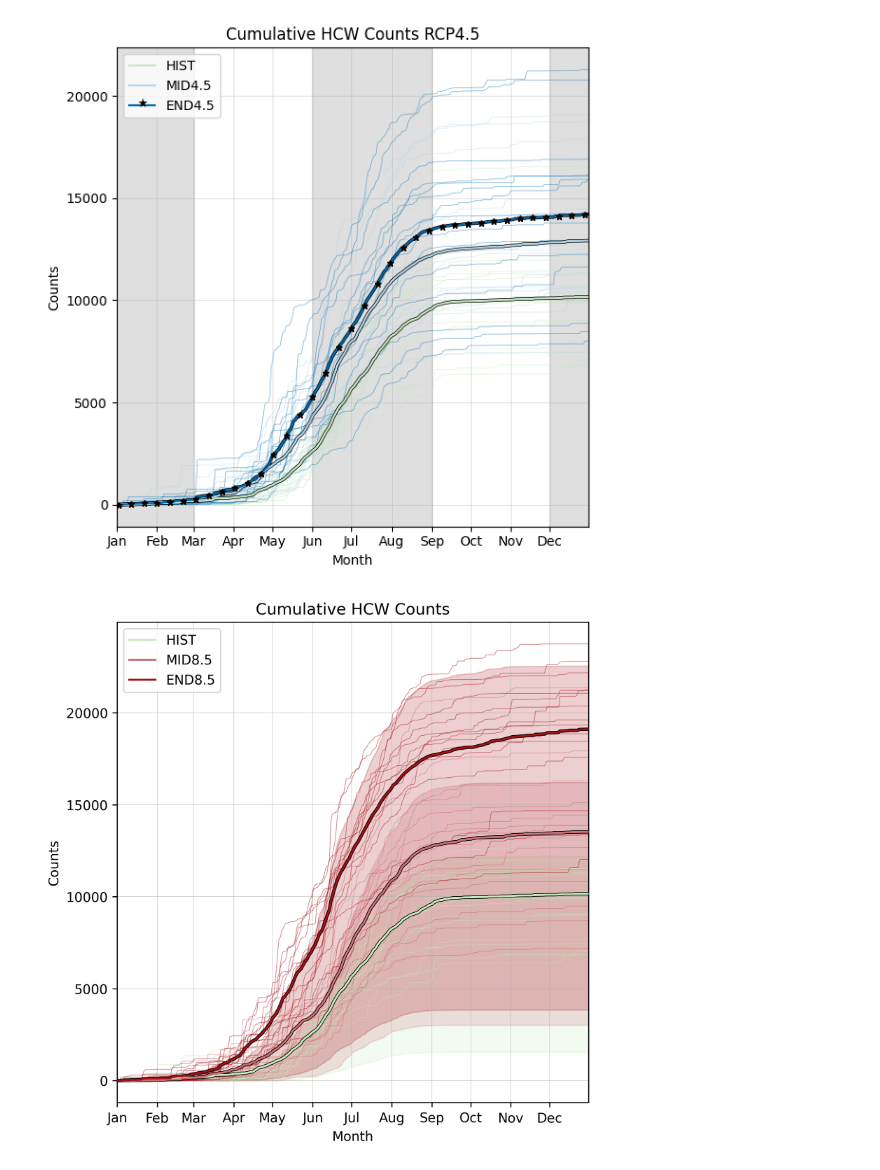
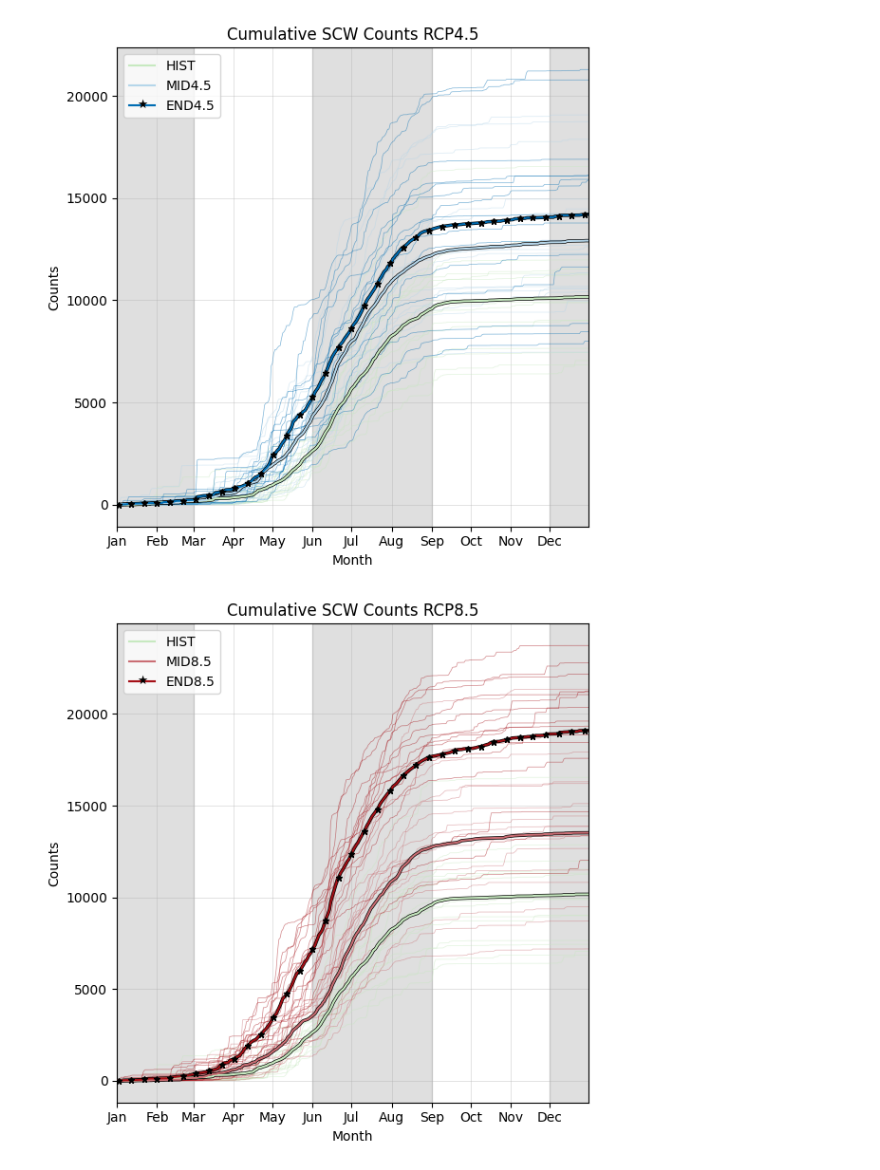
Before and after one commit to caitroufa/SYN_SERV, a Jupyter notebook: Code/Cumu_Freq_Diagram.ipynb, the cells around one changed output. Saved outputs shown, nothing was run; the diff lists cells and outputs as text; code cells hidden in the pictures.

Commit message:
update cumulatve frequency diagram ntbk

```diff
--- a/Code/Cumu_Freq_Diagram.ipynb
+++ b/Code/Cumu_Freq_Diagram.ipynb
@@ -449,7 +458,7 @@ plt.show()
 # plot cumulative frequency diagram of HCW counts 4.5 trajectories
 fig, ax = plt.subplots(figsize=(6, 6))
 
-ax.set_title('Cumulative HCW Counts RCP4.5')
+ax.set_title('Cumulative SCW Counts RCP4.5')
 ax.set_xlabel('Month')
 ax.set_ylabel('Counts')
 ax.grid(lw=0.5, alpha=0.5, zorder=0.1)
@@ -500,7 +509,7 @@ ax.plot(np.arange(1, 366, 1)[::10], np.cumsum(new_df_4p5END.mean(axis = 1))[::10
 
 ax.legend()
 
-plt.figtext(0.1818, 0.8328, '★', fontsize = 9)
+plt.figtext(0.1818, 0.8320, '★', fontsize = 9)
 
 plt.tight_layout()
 plt.savefig('../Plots/Cumulative_Frequency_Counts_Percentile_4.5.png', format='png', dpi=500, bbox_inches='tight')
@@ -510,55 +519,64 @@ plt.show()
 [figure]
 # %%
 # plot cumulative frequency diagram of HCW counts 8.5 trajectories
-fig, ax = plt.subplots(figsize=(6, 6), dpi=300)
+fig, ax = plt.subplots(figsize=(6, 6))
 
-ax.set_title('Cumulative HCW Counts')
+ax.set_title('Cumulative SCW Counts RCP8.5')
 ax.set_xlabel('Month')
 ax.set_ylabel('Counts')
 ax.grid(lw=0.5, alpha=0.5, zorder=0.1)
+
+ax.axvspan(0, 59, color = 'grey', alpha = 0.25)
+ax.axvspan(151, 243, color = 'grey', alpha = 0.25)
+ax.axvspan(334, 364, color = 'grey', alpha = 0.25)
 
 # set x-axis ticks to months
 ax.xaxis.set_major_locator(mdates.MonthLocator())
 ax.xaxis.set_major_formatter(mdates.DateFormatter('%b'))
 
 ax.set_xlim(0, 364)
 
 # shade percentile ranges
-def plot_percentiles(df, color):
-    lower_percentile = np.percentile(df, 25, axis=1)  # 25th percentile
-    upper_percentile = np.percentile(df, 75, axis=1)  # 75th percentile
-    ax.fill_between(np.arange(1, 366, 1),
-                    np.cumsum(lower_percentile),
-                    np.cumsum(upper_percentile),
-                    color=color, alpha=0.2, zorder=1)
+# def plot_percentiles(df, color):
+#     lower_percentile = np.percentile(df, 25, axis=1)  # 25th percentile
+#     upper_percentile = np.percentile(df, 75, axis=1)  # 75th percentile
+#     ax.fill_between(np.arange(1, 366, 1),
+#                     np.cumsum(lower_percentile),
+#                     np.cumsum(upper_percentile),
+#                     color=color, alpha=0.2, zorder=1)
 
-plot_percentiles(new_df_HIST, '#c5eabc')
-plot_percentiles(new_df_8p5MID, '#ca6e74')
-plot_percentiles(new_df_8p5END, '#a51017')
+# plot_percentiles(new_df_HIST, '#c7e9c0')
+# plot_percentiles(new_df_8p5MID, '#ca6e74')
+# plot_percentiles(new_df_8p5END, '#a51017')
 
 # annual lines cumulative counts
 def plot_annual_lines(df, color):
     for year in df.columns:
         ax.plot(np.arange(1, 366, 1), np.cumsum(df[year]), color=color, alpha=0.5, lw=0.5, zorder=2)
 
-plot_annual_lines(new_df_HIST, '#c5eabc')
+plot_annual_lines(new_df_HIST, '#c7e9c0')
 plot_annual_lines(new_df_8p5MID, '#ca6e74')
 plot_annual_lines(new_df_8p5END, '#a51017')
 
 # mean epoch lines cumulative counts
 ax.plot(np.arange(1, 366, 1), np.cumsum(new_df_HIST.mean(axis=1)), color='black', lw=2.5, zorder=3)
-ax.plot(np.arange(1, 366, 1), np.cumsum(new_df_HIST.mean(axis=1)), color='#c5eabc', label='HIST', zorder=4)
+ax.plot(np.arange(1, 366, 1), np.cumsum(new_df_HIST.mean(axis=1)), color='#c7e9c0', label='HIST', zorder=4)
 
 ax.plot(np.arange(1, 366, 1), np.cumsum(new_df_8p5MID.mean(axis=1)), color='black', lw=2.5, zorder=3)
 ax.plot(np.arange(1, 366, 1), np.cumsum(new_df_8p5MID.mean(axis=1)), color='#ca6e74', label='MID8.5', zorder=4)
 
 ax.plot(np.arange(1, 366, 1), np.cumsum(new_df_8p5END.mean(axis=1)), color='black', lw=2.5, zorder=3)
 ax.plot(np.arange(1, 366, 1), np.cumsum(new_df_8p5END.mean(axis=1)), color='#a51017', label='END8.5', zorder=4)
 
+ax.plot(np.arange(1, 366, 1)[::10], np.cumsum(new_df_8p5END.mean(axis = 1))[::10], '*', color='black', markersize = 5, zorder = 5)
+
 ax.legend()
+
+plt.figtext(0.1818, 0.8320, '★', fontsize = 9)
+
 plt.tight_layout()
-# plt.savefig('Cumulative_Frequency_Counts_Percentile_8.5.png', dpi=300, bbox_inches='tight')
+plt.savefig('../Plots/Cumulative_Frequency_Counts_Percentile_8.5.png', format='png', dpi=500, bbox_inches='tight')
 
 plt.show()
 # %% [output]
-[figure, old version]
+[figure, new version]
```
Also changed, not shown: parts of 6 cells of this notebook.
